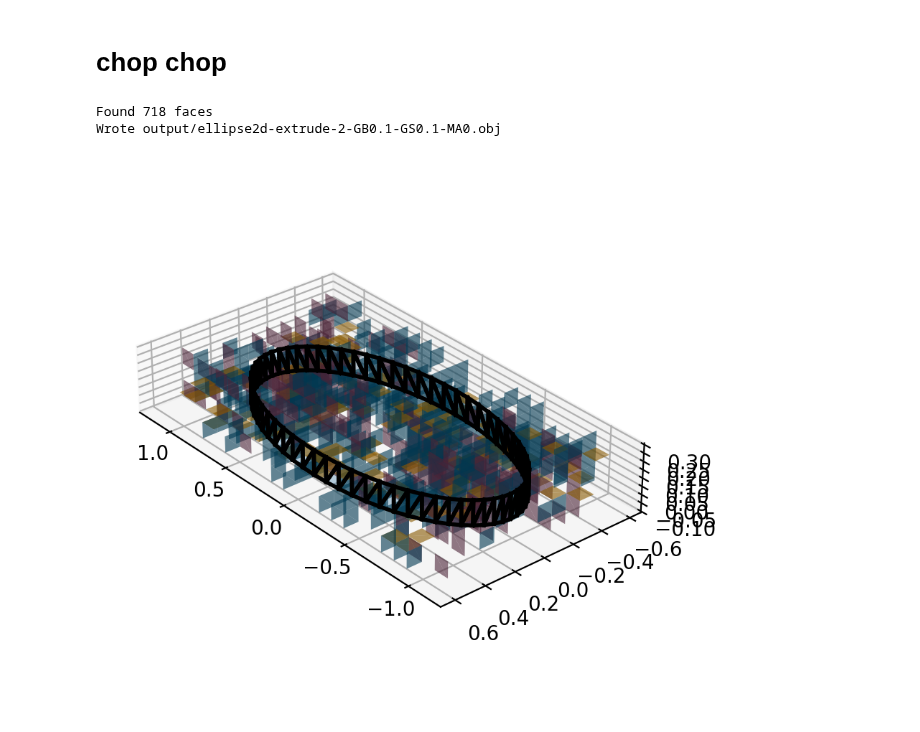
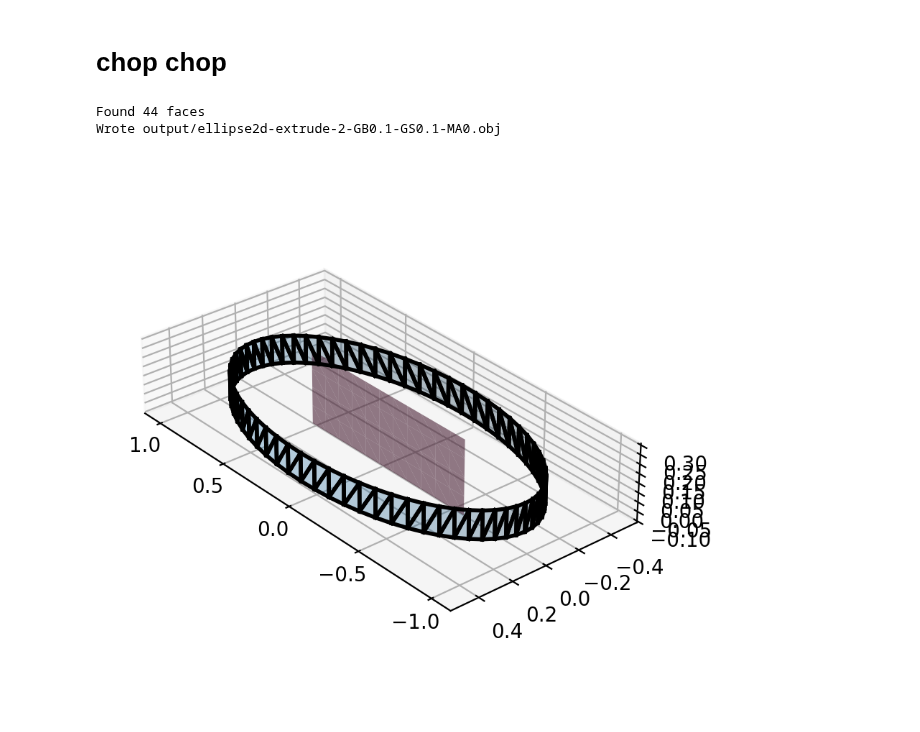
Before and after one commit to medial-ax/medial-ax, a Jupyter notebook: rustbook.ipynb, the cells around one changed output. Drawn from its saved outputs; the diff is of its cells as text; code cells hidden in the pictures.

```diff
--- a/rustbook.ipynb
+++ b/rustbook.ipynb
@@ -107,11 +107,10 @@ medaxdim = 1 # can say example.medial_axis when set
 
 # euclidean prune: all dims
 euclid_prune = True
-prune_dist = 0.2
-
+prune_dist = 0.4
 
 # coboundary: dim 0,2
-cofaceprune = False
+cofaceprune = True
 
 # faceprune: dim 1,2
 faceprune = False
@@ -199,34 +198,34 @@ plt, ax = ourplot.plot_vineyard_results(
 #   si_p = d.simplex_i_p
 #   sj_p = d.simplex_j_p
 
 #   killer_i = d.state_old.find_killer(d.dim, d.i)
 #   victim_i = d.state_old.find_victim(d.dim, d.i)
 #   if killer_i is not None:
 #     kp = rs_complex.simplices_per_dim[d.dim+1][killer_i].center_point(rs_complex)
 #     plotline(ax, si_p, kp, '-', color='red')
 #   elif victim_i is not None:
 #     vp = rs_complex.simplices_per_dim[d.dim-1][victim_i].center_point(rs_complex)
 #     plotline(ax, si_p, vp, '-', color='green')
 #   else:
 #     print('no killer or victim for i')
 
 #   killer_j = d.state_new.find_killer(d.dim, d.j)
 #   victim_j = d.state_new.find_victim(d.dim, d.j)
 #   if killer_j is not None:
 #     kp = rs_complex.simplices_per_dim[d.dim+1][killer_j].center_point(rs_complex)
 #     plotline(ax, sj_p, kp, '-', color='lightred')
 #   elif victim_j is not None:
 #     vp = rs_complex.simplices_per_dim[d.dim-1][victim_j].center_point(rs_complex)
 #     plotline(ax, sj_p, vp, '-', color='lightgreen')
 #   else:
 #     print('no killer or victim for j')
 
 #   plotline(ax, g1, si_p, '-', color='orange')
 #   plotline(ax, g1, g2, '-', color='black')
 #   plotline(ax, g2, sj_p, '-', color='yellow')
 # %% [output]
-Found 718 faces
+Found 44 faces
 Wrote output/ellipse2d-extrude-2-GB0.1-GS0.1-MA0.obj
-[figure, old version]
+[figure, new version]
 # %%
 center = gridd.center_index()
```
Also changed, not shown: parts of 4 cells of this notebook, 2 other files.
